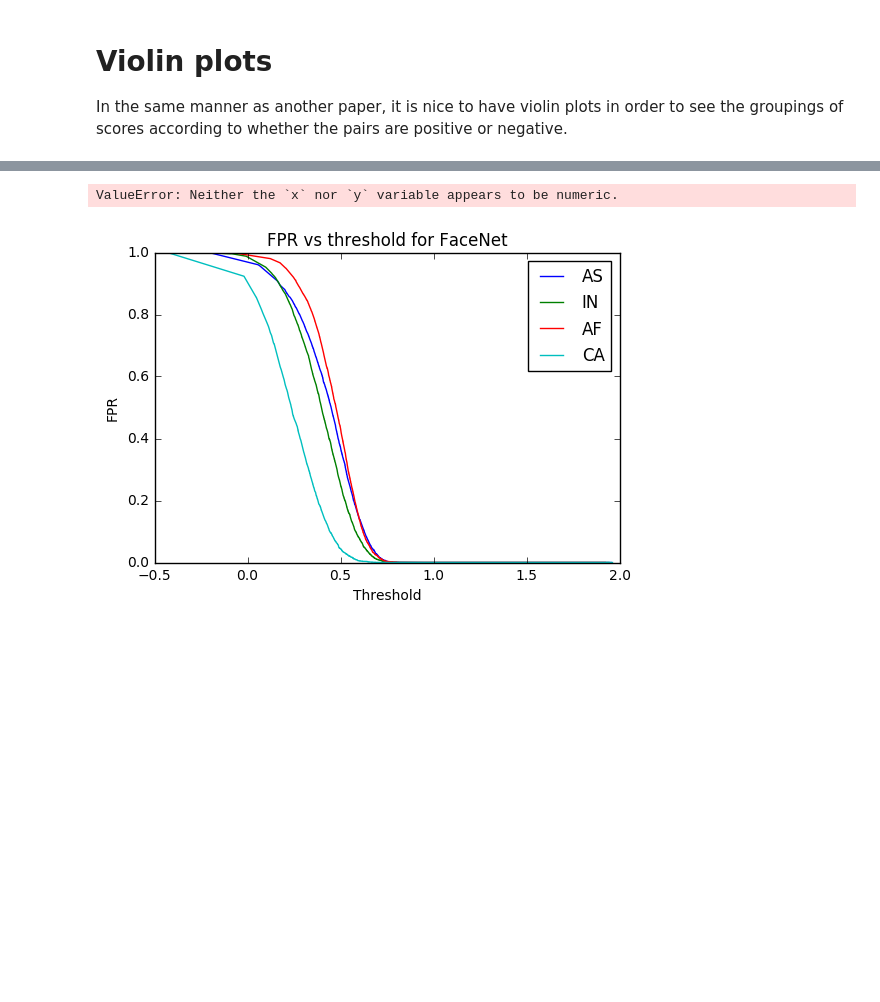
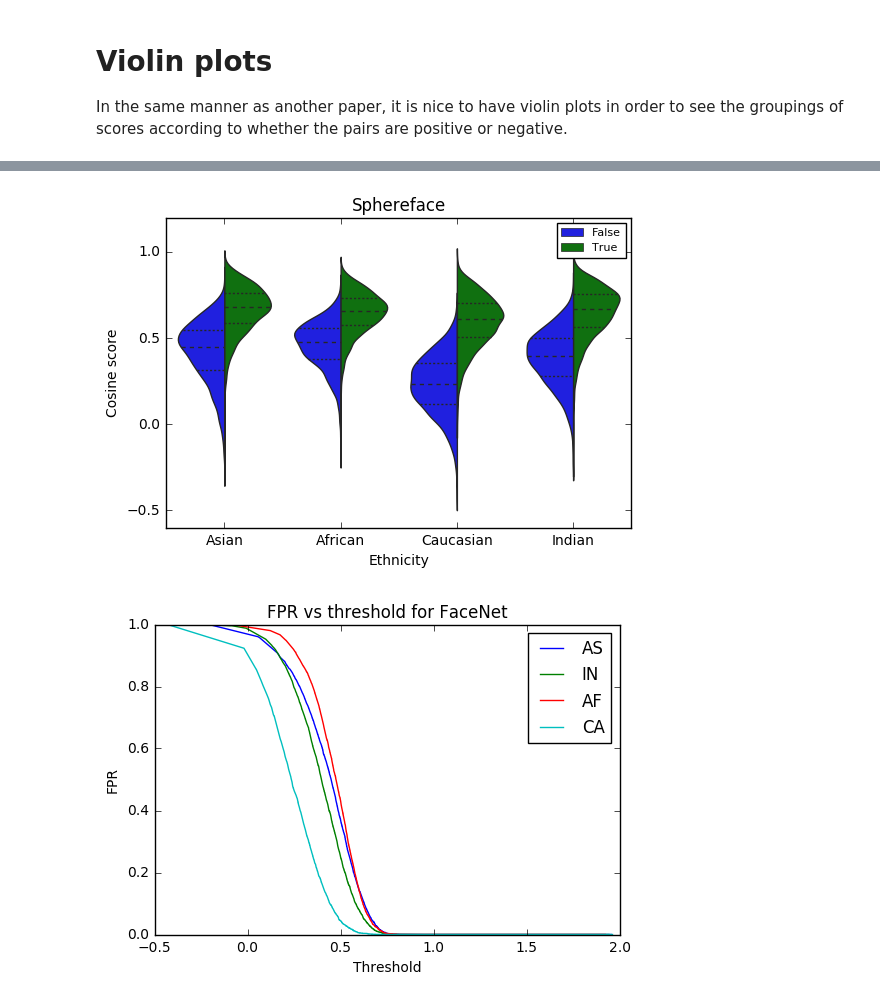
Before and after one commit to nmarzz/FRbias, a Jupyter notebook: Stats and plots.ipynb, the cells around one changed output, grey strips where cells are left out. Saved outputs shown, nothing was run; the diff lists cells and outputs as text; code cells hidden in the pictures; blank space fills up the shorter version.

```diff
--- a/Stats and plots.ipynb
+++ b/Stats and plots.ipynb
@@ -37,12 +57,12 @@ plt.show()
 # %%
-sns.violinplot(x = "ethnicity",hue="same", y="sphereface_112-96 ", split=True,data=data, scale="count", inner="quartile")
+sns.violinplot(x = "ethnicity",hue="same", y="facenet", split=True,data=data_old, scale="count", inner="quartile")
 plt.legend(loc = 'best',prop={'size': 8})
 plt.xlabel('Ethnicity')
 plt.ylabel('Cosine score')
 plt.title('Sphereface')
 plt.show()
 # %% [output]
-ValueError: Neither the `x` nor `y` variable appears to be numeric.
+[figure, added]
 # %%
 def plot_thr_fpr_facenet(data,desired_fpr):
     fpr,tpr,thresh = sklearn.metrics.roc_curve(y_true = data['same'],y_score = data['facenet'],pos_label = True)
```
Also changed, not shown: parts of 2 cells of this notebook, 2 other files.
